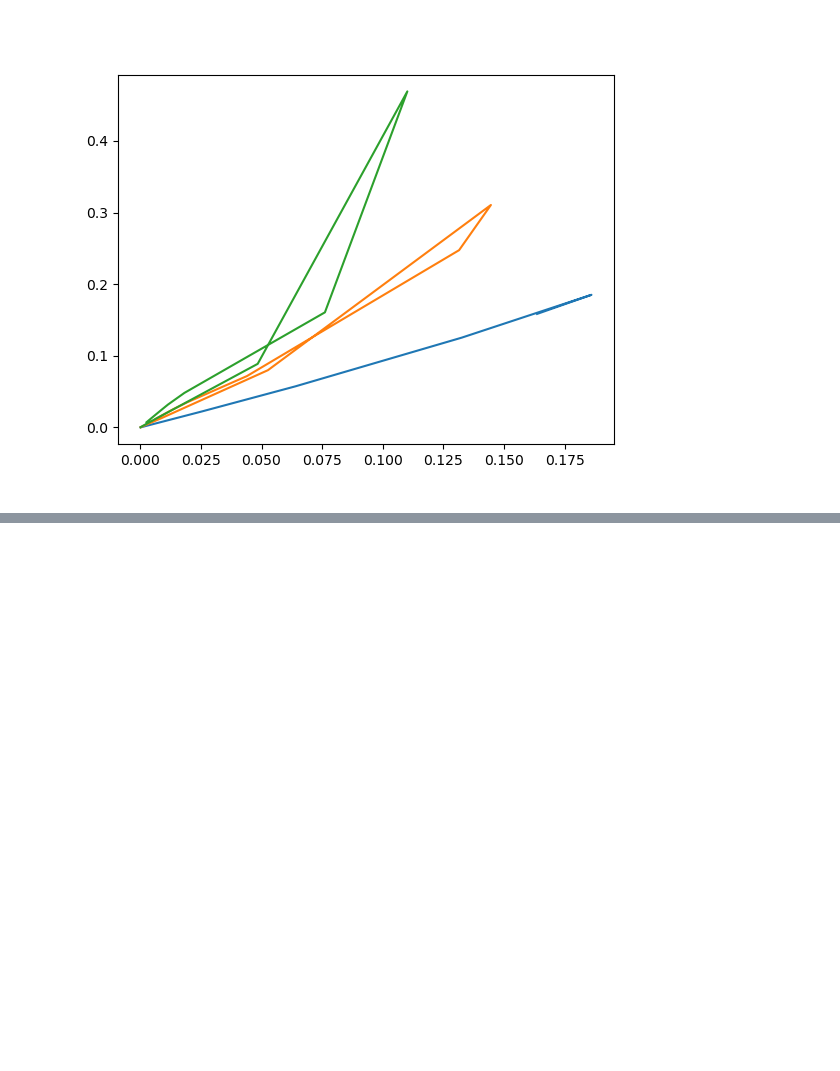
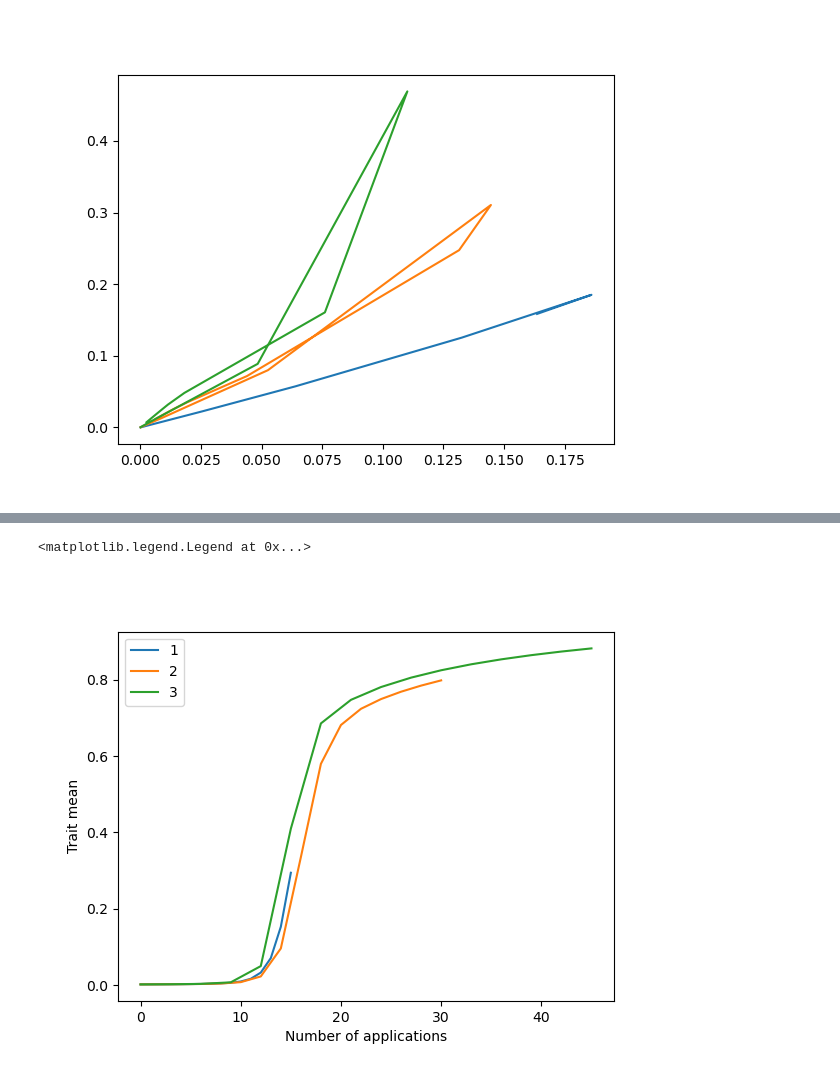
Before and after one commit to nt409/quant-res-doses, a Jupyter notebook: notebooks/101_fig1.ipynb, the cells around one changed output, grey strips where cells are left out. Drawn from its saved outputs; the diff is of its cells as text; code cells hidden in the pictures; blank space fills up the shorter version.

```diff
--- a/notebooks/101_fig1.ipynb
+++ b/notebooks/101_fig1.ipynb
@@ -312,0 +368,20 @@ for ii in range(1,4):
+# %%
+nhgfd = (
+    pd.read_csv('../outputs/combined/fig1/no_host_growth_or_fung_decay.csv')
+    .assign(total_sprays = lambda df: df.sprays * df.year)
+)
+# %%
+f, ax = plt.subplots()
+
+for spray in [1,2,3]:
+    tp = nhgfd.loc[lambda df: df.sprays==spray]
+
+    ax.plot(tp.total_sprays, tp.fung_mean, label=spray)
+
+ax.set_xlabel('Number of applications')
+ax.set_ylabel('Trait mean')
+
+ax.legend()
+# %% [output]
+<matplotlib.legend.Legend at 0x...>
+[figure, added]
```
Also changed, not shown: parts of 28 cells of this notebook, 2 other files.
